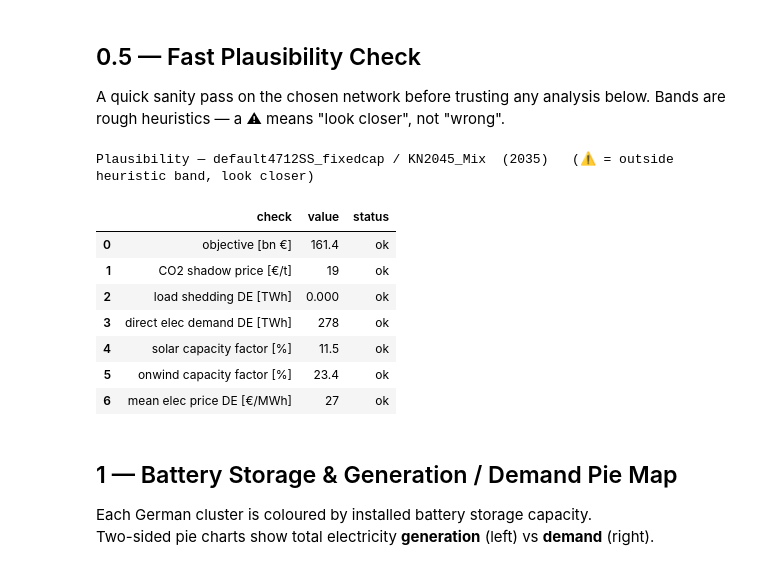
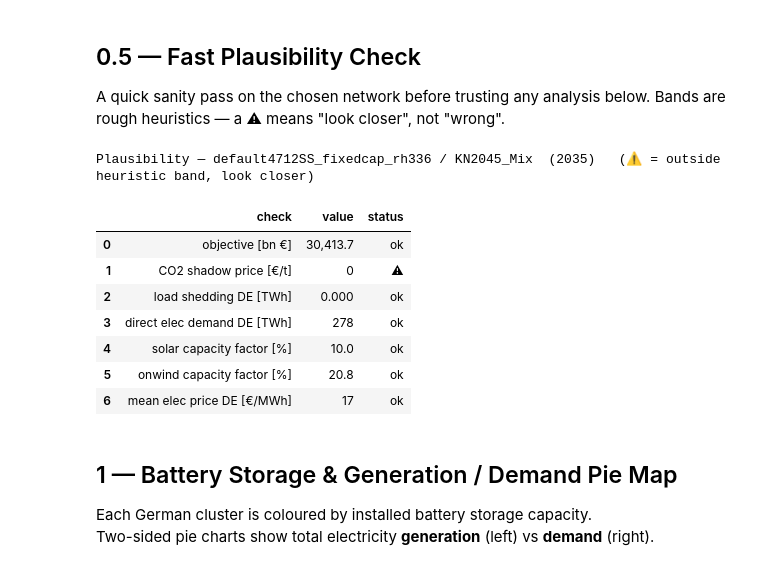
Before and after one commit to FiBe-ie2s/pypsa-de, a Jupyter notebook: thesis/analysis.ipynb, the cells around one changed output. Cells and saved outputs as stored; diff of their text form; code cells hidden in the pictures.

```diff
--- a/thesis/analysis.ipynb
+++ b/thesis/analysis.ipynb
@@ -123,12 +125,20 @@ def load(path):
 # %%
 #nw_default_2035 = load(ROOT / r"results\default4712SS\KN2045_Mix\networks\base_s_27__none_2035.nc")
 #nw_default_2030 = load(ROOT / r"results\default4712SS\KN2045_Mix\networks\base_s_27__none_2030.nc")
-#nw_test_fixedcap_2035 = load(ROOT / r"results\test02_fixedcap\KN2045_Mix\networks\base_s_27__none_2035_op.nc")
-#nw_fixedcap_2035 = load(ROOT / r"results\default4712SS_fixedcap\KN2045_Mix\networks\base_s_27__none_2035_op.nc")
-#nw_test02_custom_map_2035 = load(ROOT / r"results\test02_custom_map\KN2045_Mix\networks\base_s_27__none_2035.nc")
+
+# nw_fixedcap_2025 = load(ROOT / r"results\default4712SS_fixedcap\KN2045_Mix\networks\base_s_27__none_2025_op.nc")
+# nw_fixedcap_2035 = load(ROOT / r"results\default4712SS_fixedcap\KN2045_Mix\networks\base_s_27__none_2035_op.nc")
+# nw_fixedcap_2040 = load(ROOT / r"results\default4712SS_fixedcap\KN2045_Mix\networks\base_s_27__none_2040_op.nc")
+# nw_fixedcap_2045 = load(ROOT / r"results\default4712SS_fixedcap\KN2045_Mix\networks\base_s_27__none_2045_op.nc")
+
+nw_fixedcap_2025_rh96 = load(ROOT / r"results\default4712SS_fixedcap_rh96\KN2045_Mix\networks\base_s_27__none_2025_op.nc")
+nw_fixedcap_2035_rh96 = load(ROOT / r"results\default4712SS_fixedcap_rh96\KN2045_Mix\networks\base_s_27__none_2035_op.nc")
+
+nw_fixedcap_2025_rh336 = load(ROOT / r"results\default4712SS_fixedcap_rh336\KN2045_Mix\networks\base_s_27__none_2025_op.nc")
+nw_fixedcap_2035_rh336 = load(ROOT / r"results\default4712SS_fixedcap_rh336\KN2045_Mix\networks\base_s_27__none_2035_op.nc")
 #nw_default8760 = load(ROOT / r"results\default8760SS\KN2045_Mix\networks\base_s_27__none_2035.nc")
 
-nw_ariadne_2035 = load(ROOT / r"results\ariadne_technologiemix\base_s_49_lvopt__none_2035.nc")
+#nw_ariadne_2035 = load(ROOT / r"results\ariadne_technologiemix\base_s_49_lvopt__none_2035.nc")
 #nw_ariadne_2040 = load(ROOT / r"results\ariadne_technologiemix\base_s_49_lvopt__none_2040.nc")
 #nw_ariadne_2045 = load(ROOT / r"results\ariadne_technologiemix\base_s_49_lvopt__none_2045.nc")
 # %% [output]
@@ -148,7 +219,7 @@ loaded  ariadne_technologiemix  (2035)  —  1294 buses, 30 DE AC buses, 2920 sn
 A quick sanity pass on the chosen network before trusting any analysis below.
 Bands are rough heuristics — a ⚠ means "look closer", not "wrong".
 # %%
-analyzed_nw =nw_fixedcap_2035 # nw_default_2035 # nw_ariadne          # <- pick the network to plausibility-check
+analyzed_nw =nw_fixedcap_2035_rh336 # nw_default_2035 # nw_ariadne          # <- pick the network to plausibility-check
 globals().update(analyzed_nw)
 
 # A solved status says nothing about plausibility: a flipped efficiency or a
@@ -172,41 +243,41 @@ shed = n.generators_t.p[ls.index].multiply(sw, axis=0).sum().sum() / 1e6 if len(
 
 # DE renewable capacity factors [%] — physical-realism check
 def cf(pred):
     g = n.generators[pred & n.generators.bus.isin(de_buses)]
     denom = g.p_nom_opt.sum() * sw.sum()
     return 100 * n.generators_t.p[g.index].multiply(sw, axis=0).sum().sum() / denom if denom > 0 else np.nan
 cf_solar = cf(n.generators.carrier.str.startswith("solar"))   # utility PV on AC buses
 cf_wind = cf(n.generators.carrier == "onwind")
 
 # DE mean electricity price [€/MWh] (snapshot-weighted, across DE AC buses)
 mp = n.buses_t.marginal_price[de_buses]
 price = mp.multiply(sw, axis=0).sum().sum() / (sw.sum() * len(de_buses))
 price_ok = (not bool(mp.isna().any().any())) and (5 < price < 200)
 
 demand = load_per_bus.sum()   # direct DE electricity demand [TWh]
 
 checks = pd.DataFrame([
     ("objective [bn €]",            _num(n.objective / 1e9, ",.1f"), _flag(np.isfinite(n.objective))),
     ("CO2 shadow price [€/t]",      _num(co2_mu, ",.0f"),            _flag(1 < co2_mu < 1000)),
     ("load shedding DE [TWh]",      _num(shed, ".3f"),               _flag(shed < 0.05)),
     ("direct elec demand DE [TWh]", _num(demand, ",.0f"),            _flag(200 < demand < 900)),
     ("solar capacity factor [%]",   _num(cf_solar, ".1f"),           _flag(8 <= cf_solar <= 14)),
     ("onwind capacity factor [%]",  _num(cf_wind, ".1f"),            _flag(17 <= cf_wind <= 30)),
     ("mean elec price DE [€/MWh]",  _num(price, ",.0f"),             _flag(price_ok)),
 ], columns=["check", "value", "status"])
 
 print(f"Plausibility — {TITLE}   (⚠ = outside heuristic band, look closer)")
 checks
 # %% [output]
-Plausibility — default4712SS_fixedcap / KN2045_Mix  (2035)   (⚠ = outside heuristic band, look closer)
+Plausibility — default4712SS_fixedcap_rh336 / KN2045_Mix  (2035)   (⚠ = outside heuristic band, look closer)
 |  | check | value | status |
-| 0 | objective [bn €] | 161.4 | ok |
-| 1 | CO2 shadow price [€/t] | 19 | ok |
+| 0 | objective [bn €] | 30,413.7 | ok |
+| 1 | CO2 shadow price [€/t] | 0 | ⚠ |
 | 2 | load shedding DE [TWh] | 0.000 | ok |
 | 3 | direct elec demand DE [TWh] | 278 | ok |
-| 4 | solar capacity factor [%] | 11.5 | ok |
-| 5 | onwind capacity factor [%] | 23.4 | ok |
-| 6 | mean elec price DE [€/MWh] | 27 | ok |
+| 4 | solar capacity factor [%] | 10.0 | ok |
+| 5 | onwind capacity factor [%] | 20.8 | ok |
+| 6 | mean elec price DE [€/MWh] | 17 | ok |
 # %% [markdown]
 ## 1 — Battery Storage & Generation / Demand Pie Map
 Each German cluster is coloured by installed battery storage capacity.
```
Also changed, not shown: parts of 9 cells of this notebook, 3 other files.
